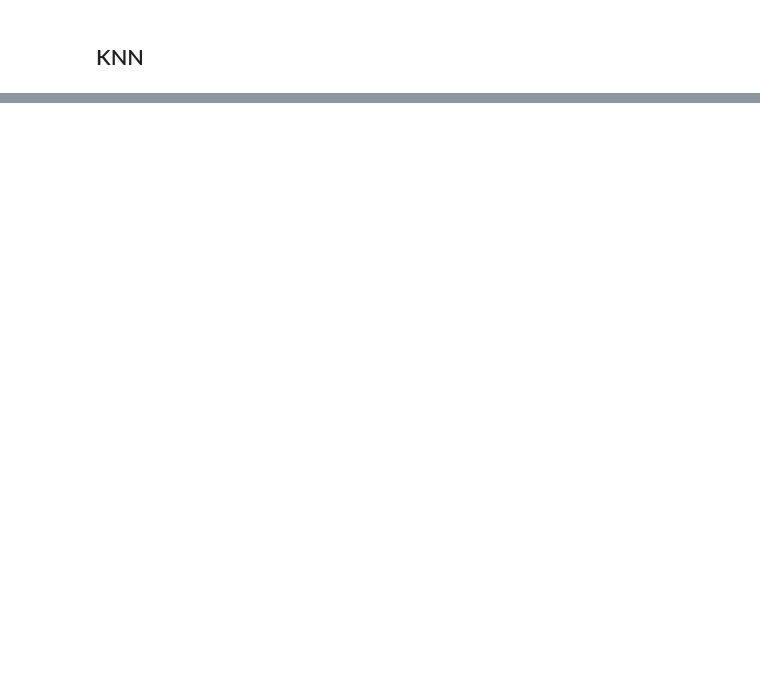
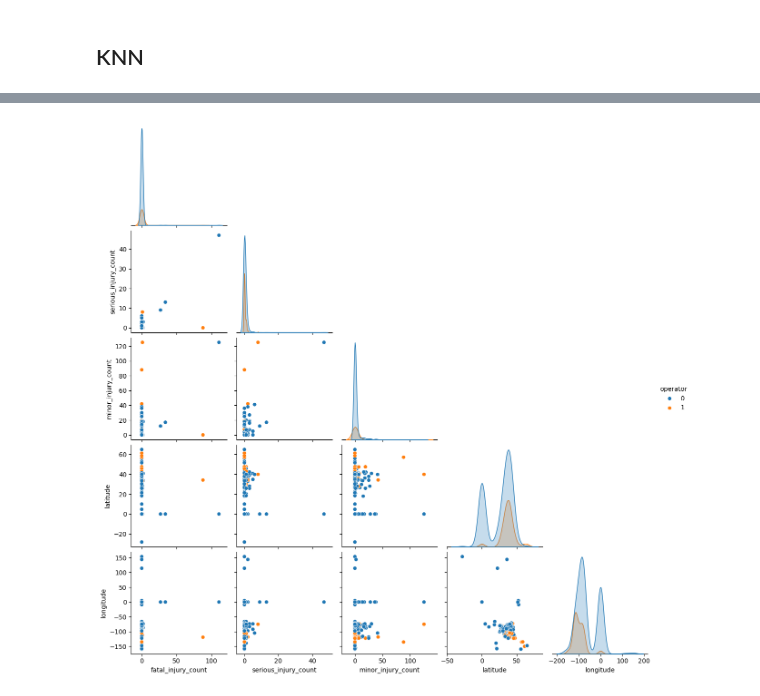
Before and after one commit to FragariaChemist/airline_safety, a Jupyter notebook: code/06_modeling_hh.ipynb, the cells around one changed output, grey strips where cells are left out. Saved outputs shown, nothing was run; the diff lists cells and outputs as text; code cells hidden in the pictures; blank space fills up the shorter version.

```diff
--- a/code/06_modeling_hh.ipynb
+++ b/code/06_modeling_hh.ipynb
@@ -345,0 +311,4 @@ print(gs_knn.score(X_test, y_test))
+# %%
+sns.pairplot(df, hue = 'operator', corner=True);
+# %% [output]
+[figure, added]
```
Also changed, not shown: parts of 37 cells of this notebook, 3 other files.
